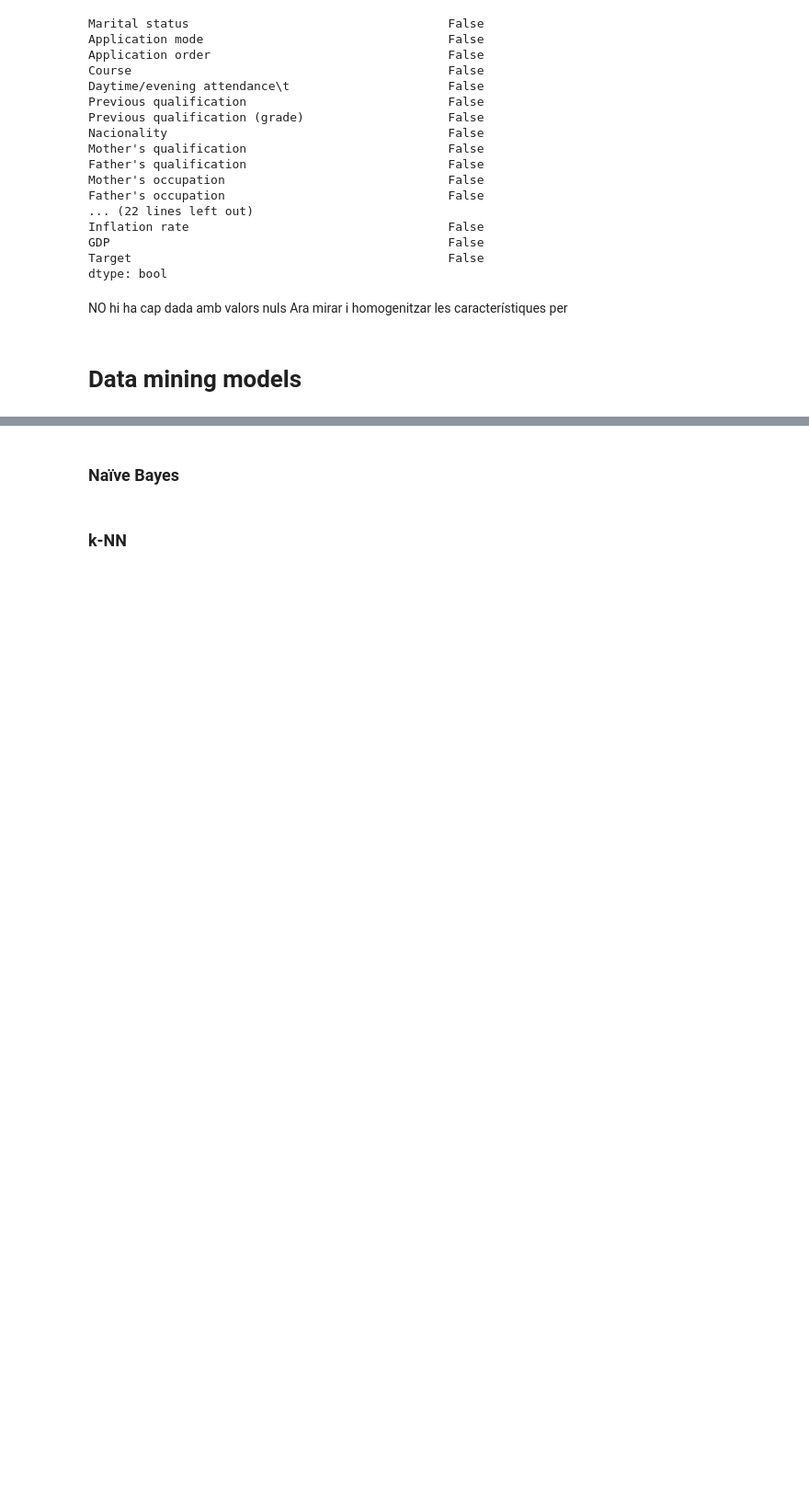
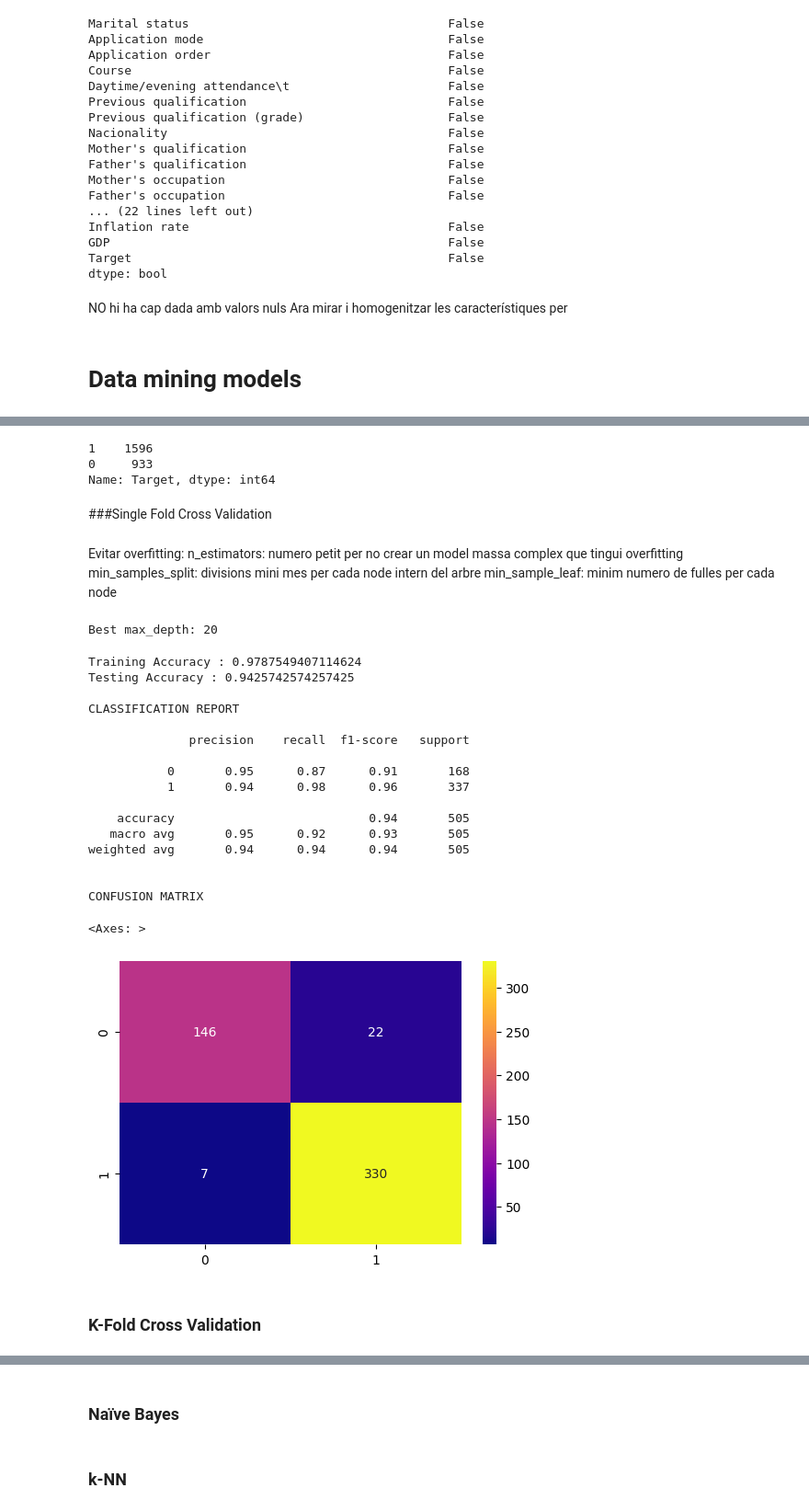
Before and after one commit to Mariona-FT/Data-Mining-MIDA, a Jupyter notebook: Projecte mida_NOU.ipynb, the cells around one changed output, grey strips where cells are left out. Shown at 92% size. Cells and saved outputs as stored; diff of their text form; code cells hidden in the pictures; blank space fills up the shorter version.

Commit message:
outliers single fold i k fold cross validation

```diff
--- a/Projecte mida_NOU.ipynb
+++ b/Projecte mida_NOU.ipynb
@@ -551,0 +639,73 @@ Ara mirar i homogenitzar les característiques per
+# %%
+out_df = dm_data.drop(dm_data.index[outliers[0]])
+
+# Resetting the index of the dataframe
+dm_data = out_df.reset_index(drop=True)
+
+print(dm_data.shape)
+print(dm_data.loc[:,'Target'].value_counts())
+# %% [output]
+1    1596
+0     933
+Name: Target, dtype: int64
+# %% [markdown]
+###Single Fold Cross Validation
+# %% [markdown]
+
+Evitar overfitting:
+n_estimators: numero petit per no crear un model massa complex que tingui overfitting
+ min_samples_split: divisions mini mes per cada node intern del arbre
+ min_sample_leaf: minim numero de fulles per cada node
+# %%
+from sklearn.model_selection import GridSearchCV
+
+# Define the  grid
+param_grid = {'max_depth': [5, 10, 15, 20, None]}
+#Grid busqueda per cassificador validation
+grid_search = GridSearchCV(RandomForestClassifier(n_estimators=100, random_state=20), param_grid, cv=5)
+grid_search.fit(X_train, y_train)
+
+print('Millor  max_depth trobada:', grid_search.best_params_['max_depth'])
+# %% [output]
+Best max_depth: 20
+# %%
+#Classificadors
+rf = RandomForestClassifier(n_estimators=50,max_depth=20,min_samples_split=4, min_samples_leaf=2, random_state=20)
+rf.fit(X_train, y_train)
+rf.score(X_test, y_test)
+
+print('Training Accuracy :',rf.score(X_train,y_train))
+print('Testing Accuracy :',rf.score(X_test,y_test))
+# Make predictions on the test data
+y_pred2 = rf.predict(X_test)
+
+print('\nCLASSIFICATION REPORT\n')
+print(classification_report(y_test, y_pred2))
+
+# calculating confusion matrix
+cm = confusion_matrix(y_test, y_pred2)
+
+print('\nCONFUSION MATRIX')
+plt.figure(figsize= (6,4))
+sns.heatmap(cm, annot=True, fmt="d", cmap="plasma")
+# %% [output]
+Training Accuracy : 0.9787549407114624
+Testing Accuracy : 0.9425742574257425
+
+CLASSIFICATION REPORT
+
+              precision    recall  f1-score   support
+
+           0       0.95      0.87      0.91       168
+           1       0.94      0.98      0.96       337
+
+    accuracy                           0.94       505
+   macro avg       0.95      0.92      0.93       505
+weighted avg       0.94      0.94      0.94       505
+
+
+CONFUSION MATRIX
+<Axes: >
+[figure, added]
+# %% [markdown]
+### K-Fold Cross Validation
```
Also changed, not shown: parts of 9 cells of this notebook.
